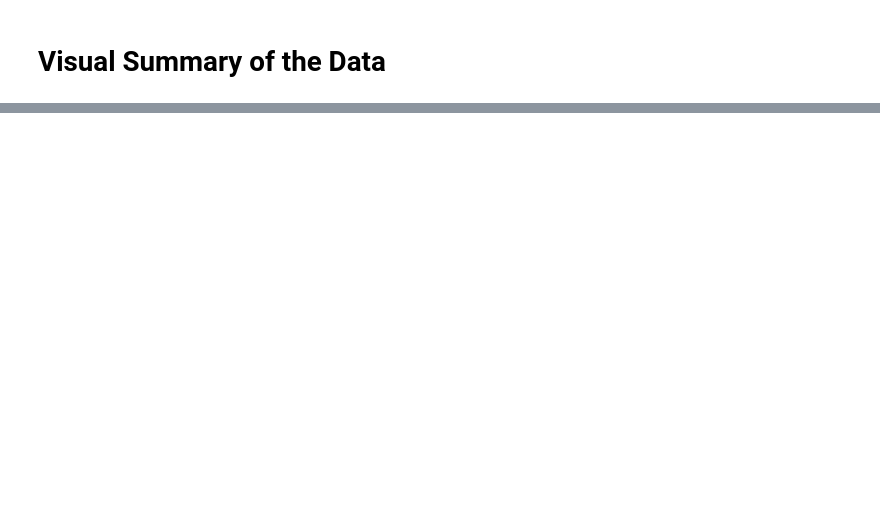
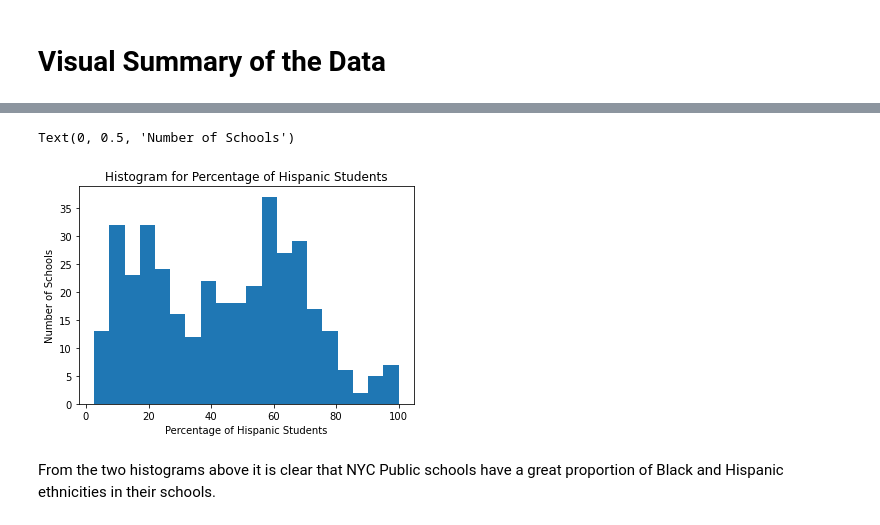
Before and after one commit to anusha-arif/project-1, a Jupyter notebook: Arif_Anusha_Project1.ipynb, the cells around one changed output, grey strips where cells are left out. Saved outputs shown, nothing was run; the diff lists cells and outputs as text; code cells hidden in the pictures; blank space fills up the shorter version.

```diff
--- a/Arif_Anusha_Project1.ipynb
+++ b/Arif_Anusha_Project1.ipynb
@@ -207,0 +142,10 @@ plt.hist(nyc_hs_new["AsianPercent_numeric"])
+# %%
+plt.hist(nyc_hs_new["HispanicPercent_numeric"], bins = 20)
+plt.title("Histogram for Percentage of Hispanic Students")
+plt.xlabel("Percentage of Hispanic Students")
+plt.ylabel("Number of Schools")
+# %% [output]
+Text(0, 0.5, 'Number of Schools')
+[figure, added]
+# %% [markdown]
+From the two histograms above it is clear that NYC Public schools have a great proportion of Black and Hispanic ethnicities in their schools.
```
Also changed, not shown: parts of 31 cells of this notebook.
